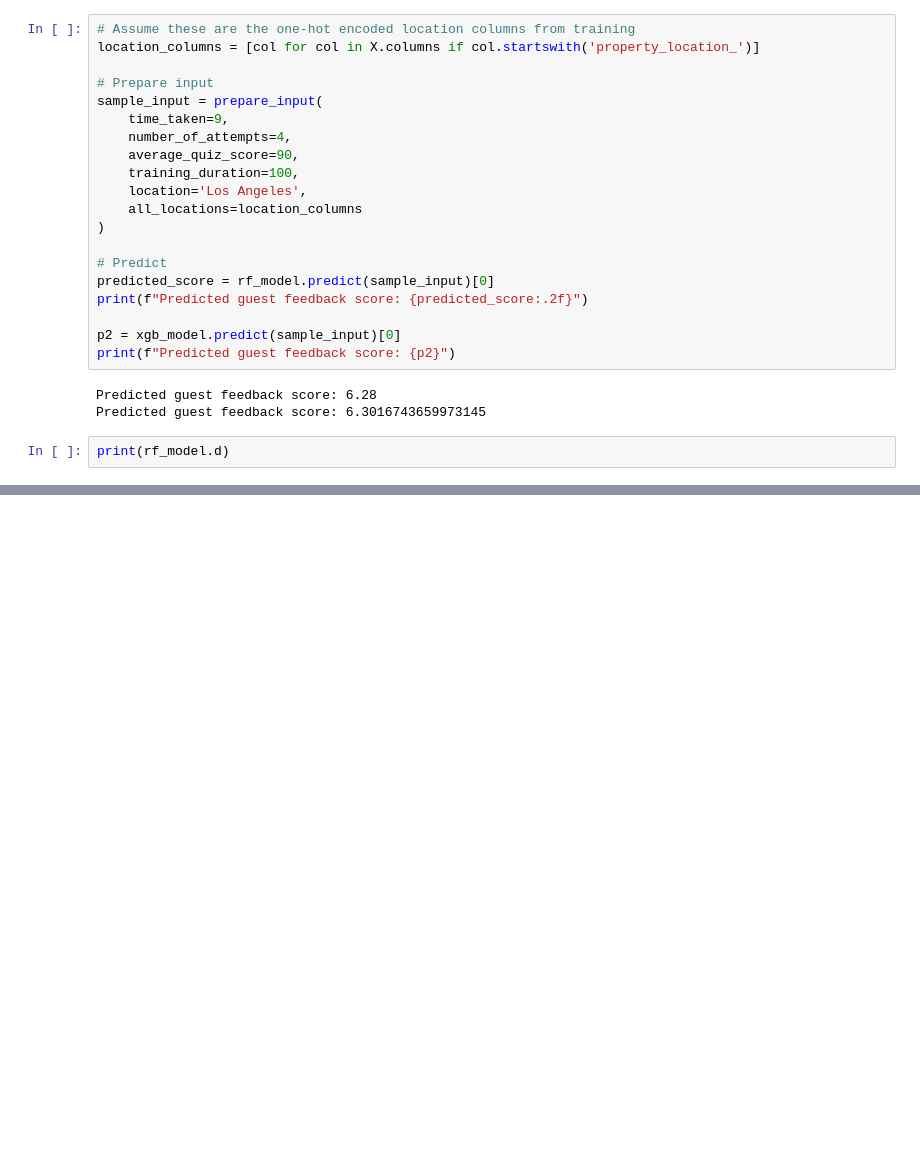
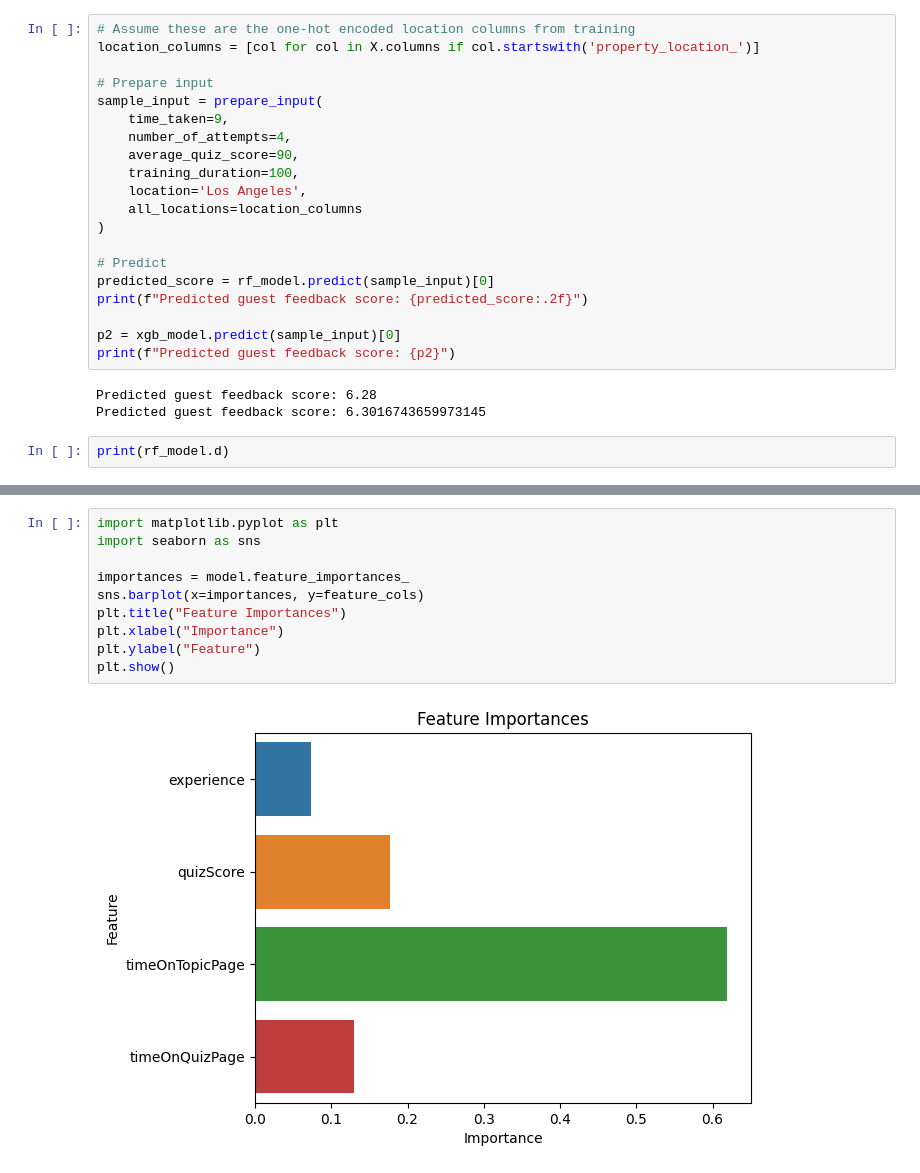
Before and after one commit to jkash25/business-challenge, a Jupyter notebook: training/training.ipynb, the cells around one changed output, grey strips where cells are left out. Drawn from its saved outputs; the diff is of its cells as text; blank space fills up the shorter version.

```diff
--- a/training/training.ipynb
+++ b/training/training.ipynb
@@ -170,0 +314,12 @@ print(rf_model.d)
+# %%
+import matplotlib.pyplot as plt
+import seaborn as sns
+
+importances = model.feature_importances_
+sns.barplot(x=importances, y=feature_cols)
+plt.title("Feature Importances")
+plt.xlabel("Importance")
+plt.ylabel("Feature")
+plt.show()
+# %% [output]
+[figure, added]
```
Also changed, not shown: parts of 15 cells of this notebook.
